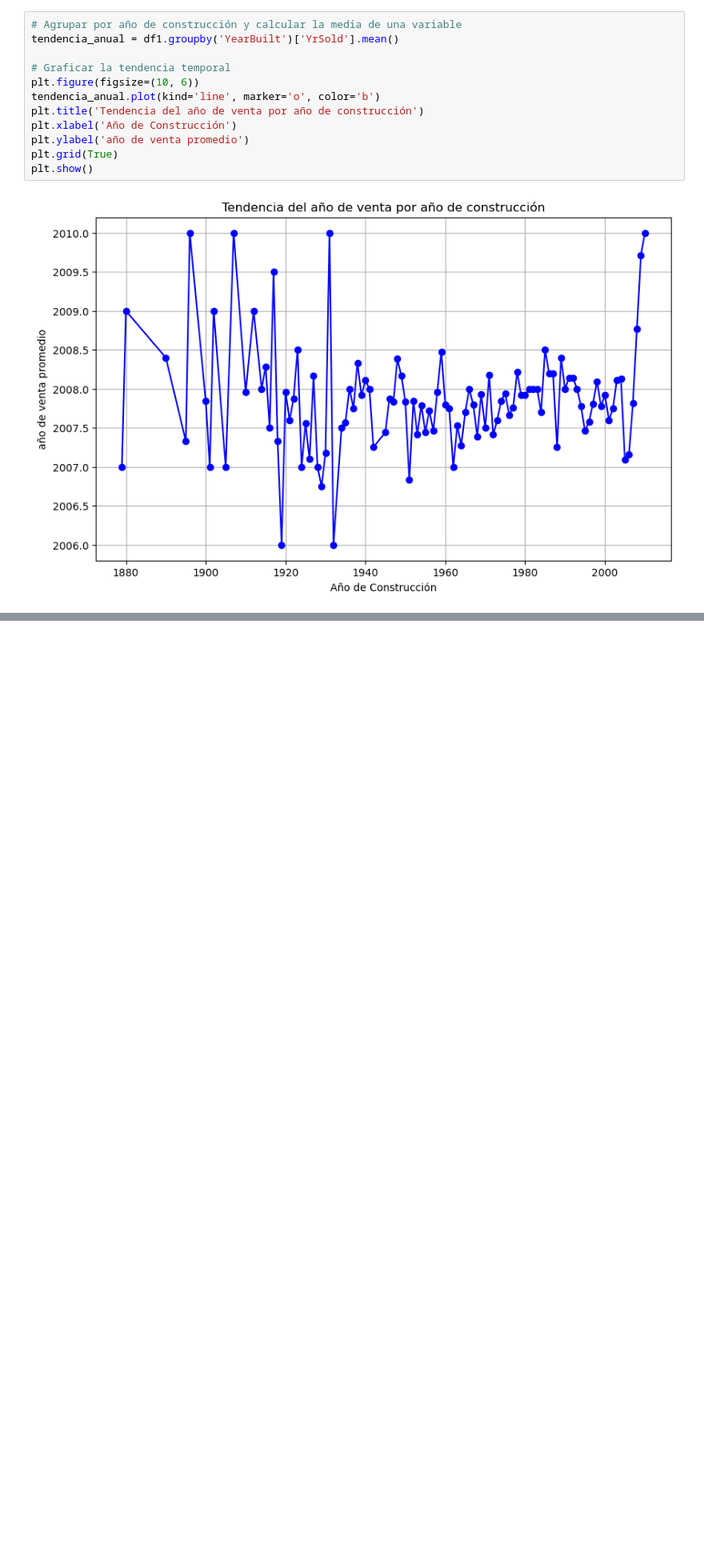
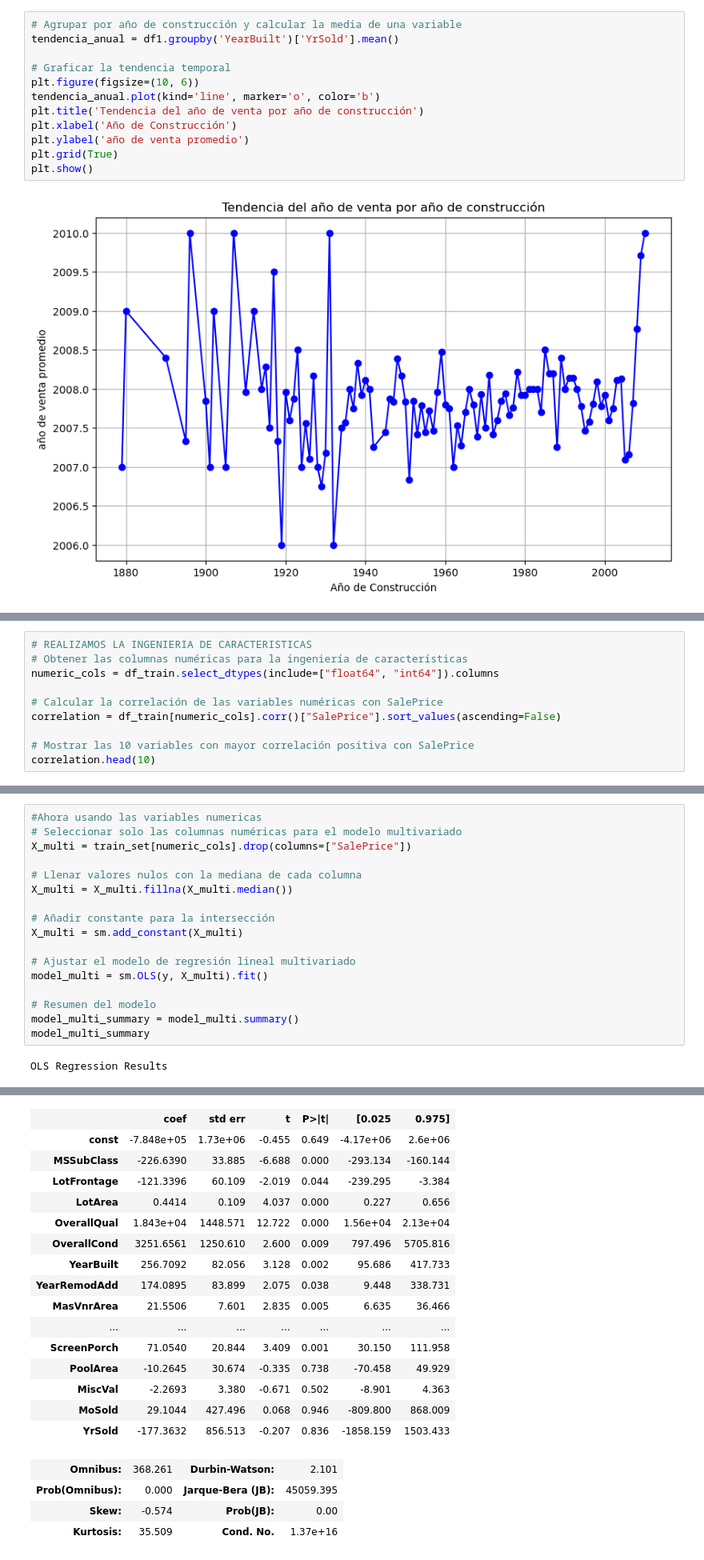
Before and after one commit to OscarEscriba/Proyecto-2-Mineria-de-datos, a Jupyter notebook: Proyecto2entrega1.ipynb, the cells around one changed output, grey strips where cells are left out. Shown at 80% size. Cells and saved outputs as stored; diff of their text form; blank space fills up the shorter version.

```diff
--- a/Proyecto2entrega1.ipynb
+++ b/Proyecto2entrega1.ipynb
@@ -266,0 +287,10 @@ Las variables más correlacionadas con el precio de venta son:
+# %%
+# REALIZAMOS LA INGENIERIA DE CARACTERISTICAS
+# Obtener las columnas numéricas para la ingeniería de características
+numeric_cols = df_train.select_dtypes(include=["float64", "int64"]).columns
+
+# Calcular la correlación de las variables numéricas con SalePrice
+correlation = df_train[numeric_cols].corr()["SalePrice"].sort_values(ascending=False)
+
+# Mostrar las 10 variables con mayor correlación positiva con SalePrice
+correlation.head(10)
@@ -266,0 +407,19 @@ Las variables más correlacionadas con el precio de venta son:
+# %%
+#Ahora usando las variables numericas
+# Seleccionar solo las columnas numéricas para el modelo multivariado
+X_multi = train_set[numeric_cols].drop(columns=["SalePrice"])
+
+# Llenar valores nulos con la mediana de cada columna
+X_multi = X_multi.fillna(X_multi.median())
+
+# Añadir constante para la intersección
+X_multi = sm.add_constant(X_multi)
+
+# Ajustar el modelo de regresión lineal multivariado
+model_multi = sm.OLS(y, X_multi).fit()
+
+# Resumen del modelo
+model_multi_summary = model_multi.summary()
+model_multi_summary
+# %% [output]
+OLS Regression Results
@@ -266,0 +435,20 @@ Las variables más correlacionadas con el precio de venta son:
+|  | coef | std err | t | P>|t| | [0.025 | 0.975] |
+| const | -7.848e+05 | 1.73e+06 | -0.455 | 0.649 | -4.17e+06 | 2.6e+06 |
+| MSSubClass | -226.6390 | 33.885 | -6.688 | 0.000 | -293.134 | -160.144 |
+| LotFrontage | -121.3396 | 60.109 | -2.019 | 0.044 | -239.295 | -3.384 |
+| LotArea | 0.4414 | 0.109 | 4.037 | 0.000 | 0.227 | 0.656 |
+| OverallQual | 1.843e+04 | 1448.571 | 12.722 | 0.000 | 1.56e+04 | 2.13e+04 |
+| OverallCond | 3251.6561 | 1250.610 | 2.600 | 0.009 | 797.496 | 5705.816 |
+| YearBuilt | 256.7092 | 82.056 | 3.128 | 0.002 | 95.686 | 417.733 |
+| YearRemodAdd | 174.0895 | 83.899 | 2.075 | 0.038 | 9.448 | 338.731 |
+| MasVnrArea | 21.5506 | 7.601 | 2.835 | 0.005 | 6.635 | 36.466 |
+| ... | ... | ... | ... | ... | ... | ... |
+| ScreenPorch | 71.0540 | 20.844 | 3.409 | 0.001 | 30.150 | 111.958 |
+| PoolArea | -10.2645 | 30.674 | -0.335 | 0.738 | -70.458 | 49.929 |
+| MiscVal | -2.2693 | 3.380 | -0.671 | 0.502 | -8.901 | 4.363 |
+| MoSold | 29.1044 | 427.496 | 0.068 | 0.946 | -809.800 | 868.009 |
+| YrSold | -177.3632 | 856.513 | -0.207 | 0.836 | -1858.159 | 1503.433 |
+| Omnibus: | 368.261 | Durbin-Watson: | 2.101 |
+| Prob(Omnibus): | 0.000 | Jarque-Bera (JB): | 45059.395 |
+| Skew: | -0.574 | Prob(JB): | 0.00 |
+| Kurtosis: | 35.509 | Cond. No. | 1.37e+16 |
```
Also changed, not shown: parts of 17 cells of this notebook.
